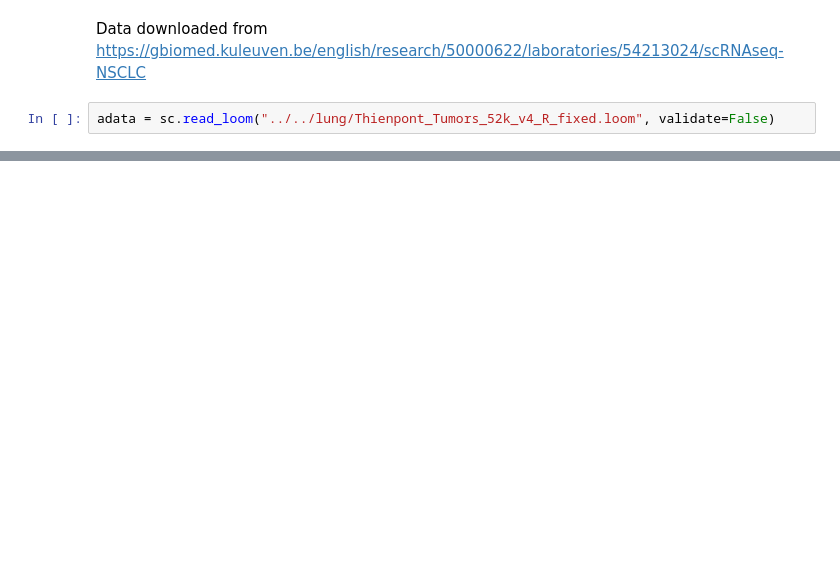
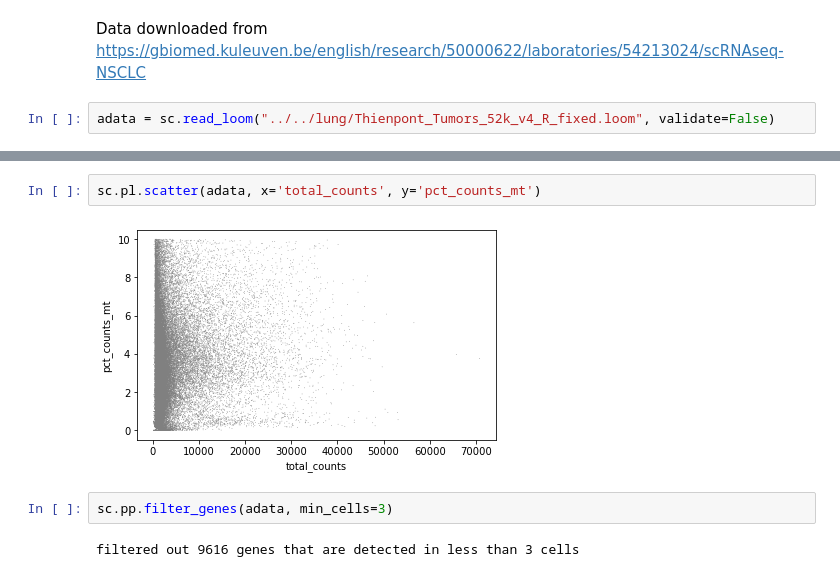
Before and after one commit to KChen-lab/SCMER, a Jupyter notebook: notebooks/Lung.ipynb, the cells around one changed output, grey strips where cells are left out. Drawn from its saved outputs; the diff is of its cells as text; blank space fills up the shorter version.

```diff
--- a/notebooks/Lung.ipynb
+++ b/notebooks/Lung.ipynb
@@ -29,0 +40,8 @@ adata.X = adata.X.todense()
+# %%
+sc.pl.scatter(adata, x='total_counts', y='pct_counts_mt')
+# %% [output]
+[figure, added]
+# %%
+sc.pp.filter_genes(adata, min_cells=3)
+# %% [output]
+filtered out 9616 genes that are detected in less than 3 cells
```
Also changed, not shown: parts of 22 cells of this notebook.
